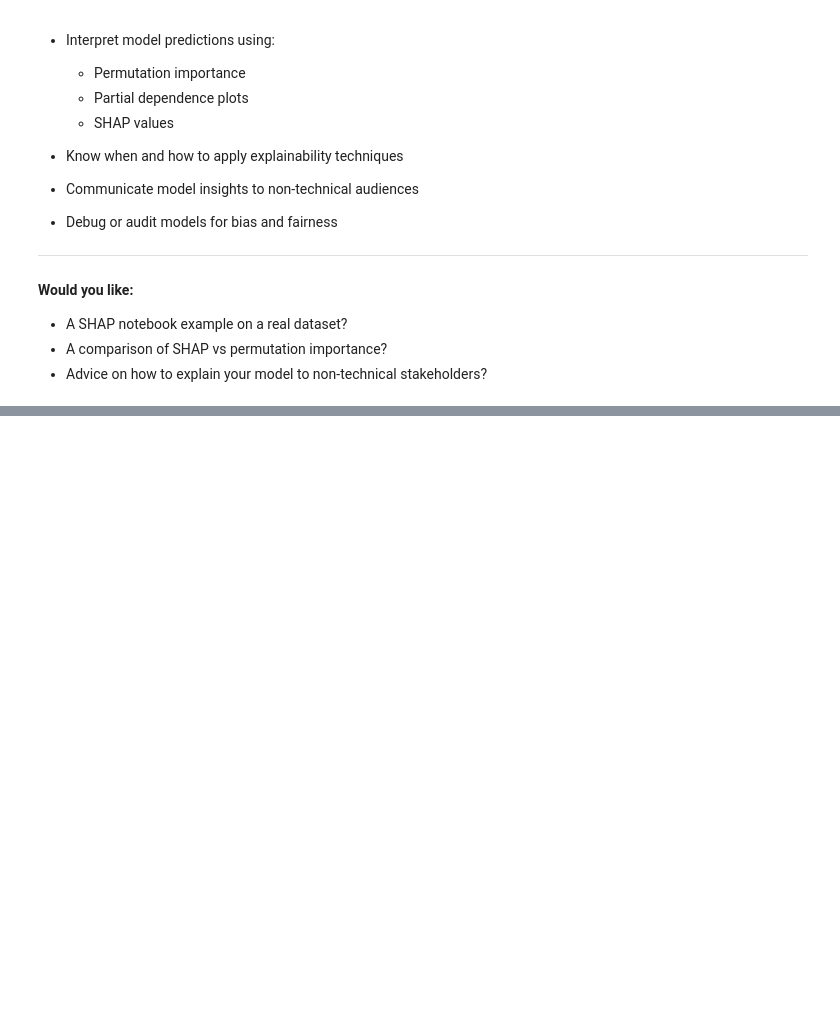
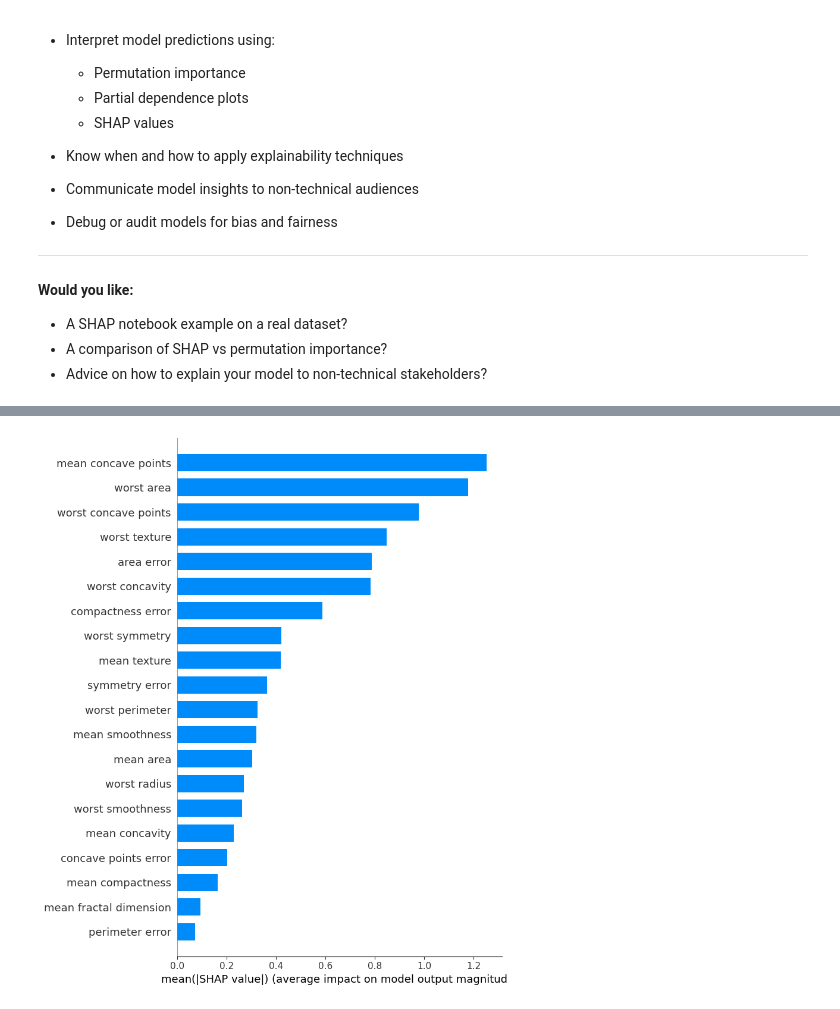
Before and after one commit to deanesh/data-science-examples, a Jupyter notebook: 15-machine_learning_explainability/machine_learning_explainability.ipynb, the cells around one changed output, grey strips where cells are left out. Cells and saved outputs as stored; diff of their text form; code cells hidden in the pictures; blank space fills up the shorter version.

Commit message:
Added code snippets for ML explainability

```diff
--- a/15-machine_learning_explainability/machine_learning_explainability.ipynb
+++ b/15-machine_learning_explainability/machine_learning_explainability.ipynb
@@ -136,3 +136,33 @@ shap.summary_plot(shap_values, X_val)
 * A SHAP notebook example on a real dataset?
 * A comparison of SHAP vs permutation importance?
 * Advice on how to explain your model to non-technical stakeholders?
+# %%
+# Step 1: Install required libraries (only run this if not installed)
+# !pip install shap xgboost scikit-learn
+
+# Step 2: Import libraries
+import shap
+import xgboost
+from sklearn.datasets import load_breast_cancer
+from sklearn.model_selection import train_test_split
+from sklearn.metrics import accuracy_score
+
+# Step 3: Load a simple dataset
+data = load_breast_cancer()
+X = data.data
+y = data.target
+
+# Step 4: Split into train and validation sets
+X_train, X_val, y_train, y_val = train_test_split(X, y, test_size=0.2, random_state=42)
+
+# Step 5: Train an XGBoost model (tree-based model)
+model = xgboost.XGBClassifier()
+model.fit(X_train, y_train)
+
+# Step 6: Use SHAP to explain predictions
+explainer = shap.TreeExplainer(model)
+shap_values = explainer.shap_values(X_val)
+
+# Step 7: Visualize SHAP values for the first prediction
+shap.initjs()
+shap.force_plot(explainer.expected_value, shap_values[0], X_val[0])
@@ -138,0 +187,5 @@ shap.summary_plot(shap_values, X_val)
+# %%
+# Summary bar chart of feature importance using SHAP values
+shap.summary_plot(shap_values, X_val, plot_type="bar", feature_names=data.feature_names)
+# %% [output]
+[figure, added]
```
Also changed, not shown: parts of 4 cells of this notebook, 2 other files.
